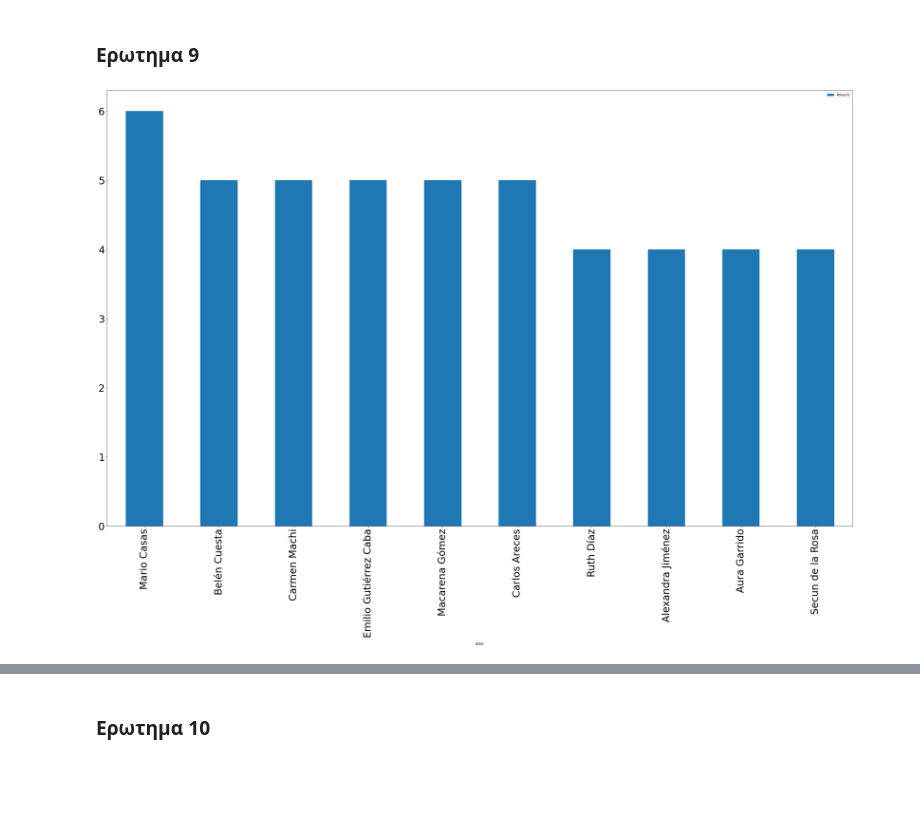
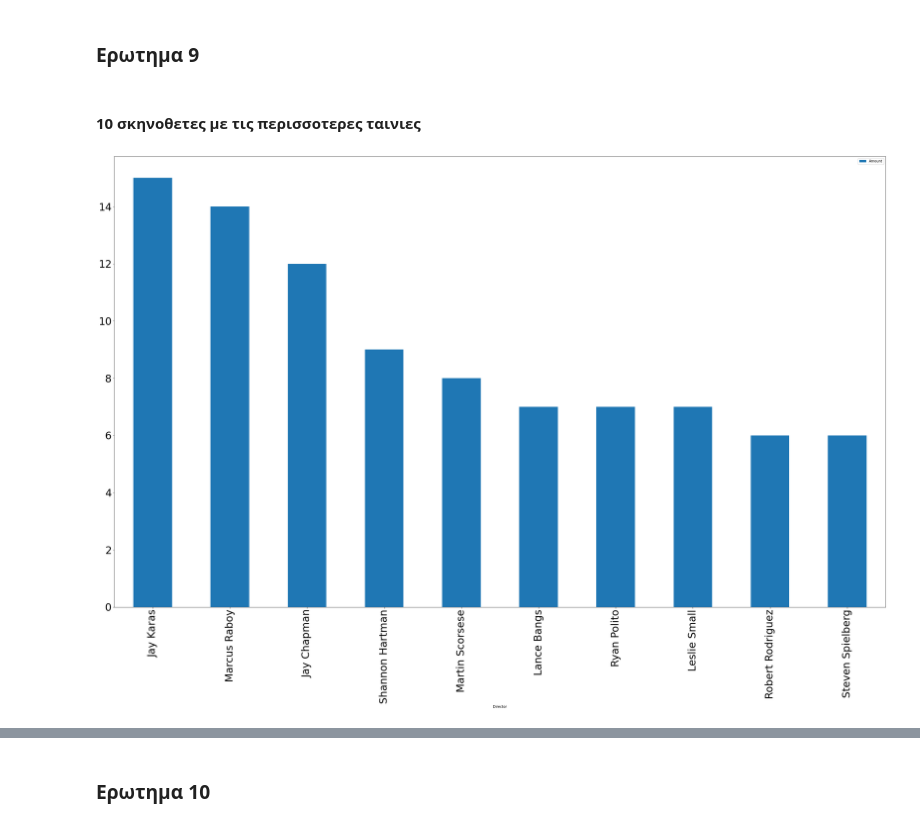
Before and after one commit to Demesta/data_mining_for_netflix, a Jupyter notebook: netflixAndro.ipynb, the cells around one changed output, grey strips where cells are left out. Saved outputs shown, nothing was run; the diff lists cells and outputs as text; code cells hidden in the pictures; blank space fills up the shorter version.

```diff
--- a/netflixAndro.ipynb
+++ b/netflixAndro.ipynb
@@ -395,31 +395,36 @@ plt.show()
 [figure]
 # %% [markdown]
 ### Ερωτημα 9
+# %%
+df9 = df.copy()
+
+country9 = 'United States'
+# %% [markdown]
+#### 10 σκηνοθετες με τις περισσοτερες ταινιες
 # %%
-Movies5 = df5[df5['type'] == 'Movie']
-Movies5 = Movies5[Movies5['country'] == country5]
-Movies5 = Movies5.reset_index()
+Movies9 = df9[df9['type'] == 'Movie']
+Movies9 = Movies9[Movies9['country'] == country9]
+Movies9 = Movies9.reset_index()
 
-# cast einai oi actors
-Movies5 = Movies5.groupby(["cast"], as_index=False).count()
-Movies5 = Movies5[['cast', 'show_id']]
-Movies5.columns = ['Actor', 'Amount']
-Movies5 = Movies5.reset_index()
-Movies5['Actor'] = Movies5['Actor'].str.split(',')
+Movies9 = Movies9.groupby(["director"], as_index=False).count()
+Movies9 = Movies9[['director', 'show_id']]
+Movies9.columns = ['Director', 'Amount']
+Movies9 = Movies9.reset_index()
+Movies9['Director'] = Movies9['Director'].str.split(',')
 
-Movies5 = (Movies5
- .set_index(['index','Amount'])['Actor']
+Movies9 = (Movies9
+ .set_index(['index','Amount'])['Director']
  .apply(pd.Series)
  .stack()
  .reset_index()
  .drop('level_2', axis=1)
- .rename(columns={0:'Actor'}))
+ .rename(columns={0:'Director'}))
 
-Movies5 = Movies5.groupby(['Actor'], as_index=False).sum()
-Movies5 = Movies5.sort_values('Amount', ascending=False)
-Movies5 = Movies5.head(10)
+Movies9 = Movies9.groupby(['Director'], as_index=False).sum()
+Movies9 = Movies9.sort_values('Amount', ascending=False)
+Movies9 = Movies9.head(10)
 
-Movies5.plot(x ='Actor', y='Amount', kind = 'bar', figsize=(40,24), fontsize=30)
+Movies9.plot(x ='Director', y='Amount', kind = 'bar', figsize=(40,24), fontsize=30)
 plt.show()
 # %% [output]
-[figure, old version]
+[figure, new version]
```
Also changed, not shown: parts of 3 cells of this notebook.
